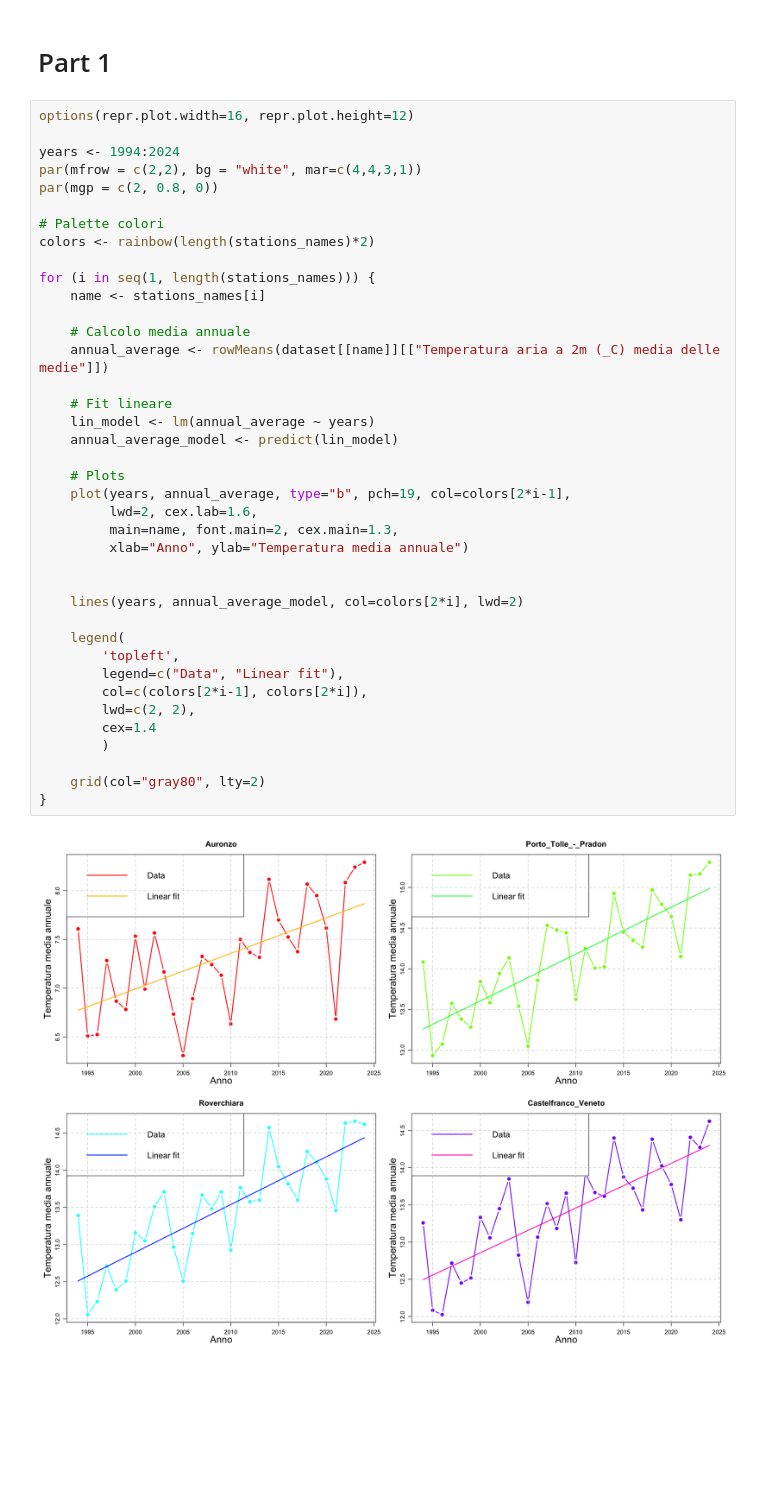
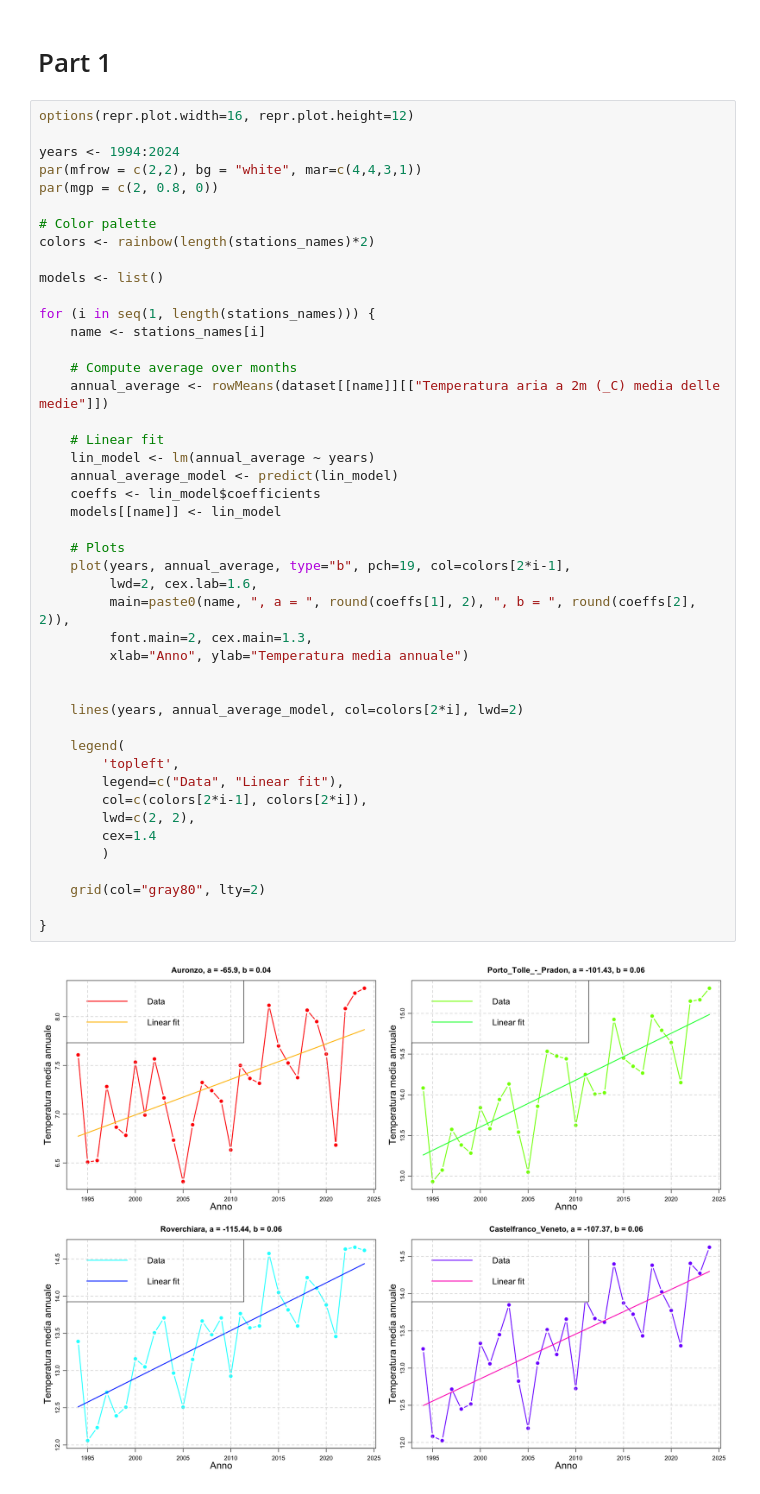
Before and after one commit to RaffaeleSabatini/ASPA_Proj07, a Jupyter notebook: main.ipynb, the cells around one changed output. Drawn from its saved outputs; the diff is of its cells as text; blank space fills up the shorter version.

```diff
--- a/main.ipynb
+++ b/main.ipynb
@@ -214,37 +217,43 @@ years <- 1994:2024
 par(mfrow = c(2,2), bg = "white", mar=c(4,4,3,1))
 par(mgp = c(2, 0.8, 0))
 
-# Palette colori
+# Color palette
 colors <- rainbow(length(stations_names)*2)
+
+models <- list()
 
 for (i in seq(1, length(stations_names))) {
     name <- stations_names[i]
 
-    # Calcolo media annuale
+    # Compute average over months
     annual_average <- rowMeans(dataset[[name]][["Temperatura aria a 2m (_C) media delle medie"]])
 
-    # Fit lineare
+    # Linear fit
     lin_model <- lm(annual_average ~ years)
     annual_average_model <- predict(lin_model)
+    coeffs <- lin_model$coefficients
+    models[[name]] <- lin_model
 
     # Plots
     plot(years, annual_average, type="b", pch=19, col=colors[2*i-1],
          lwd=2, cex.lab=1.6,
-         main=name, font.main=2, cex.main=1.3,
+         main=paste0(name, ", a = ", round(coeffs[1], 2), ", b = ", round(coeffs[2], 2)),
+         font.main=2, cex.main=1.3,
          xlab="Anno", ylab="Temperatura media annuale")
 
 
     lines(years, annual_average_model, col=colors[2*i], lwd=2)
 
     legend(
         'topleft',
         legend=c("Data", "Linear fit"),
         col=c(colors[2*i-1], colors[2*i]),
         lwd=c(2, 2),
         cex=1.4
         )
 
     grid(col="gray80", lty=2)
+
 }
 # %% [output]
-[figure, old version]
+[figure, new version]
```
Also changed, not shown: parts of 3 cells of this notebook.
